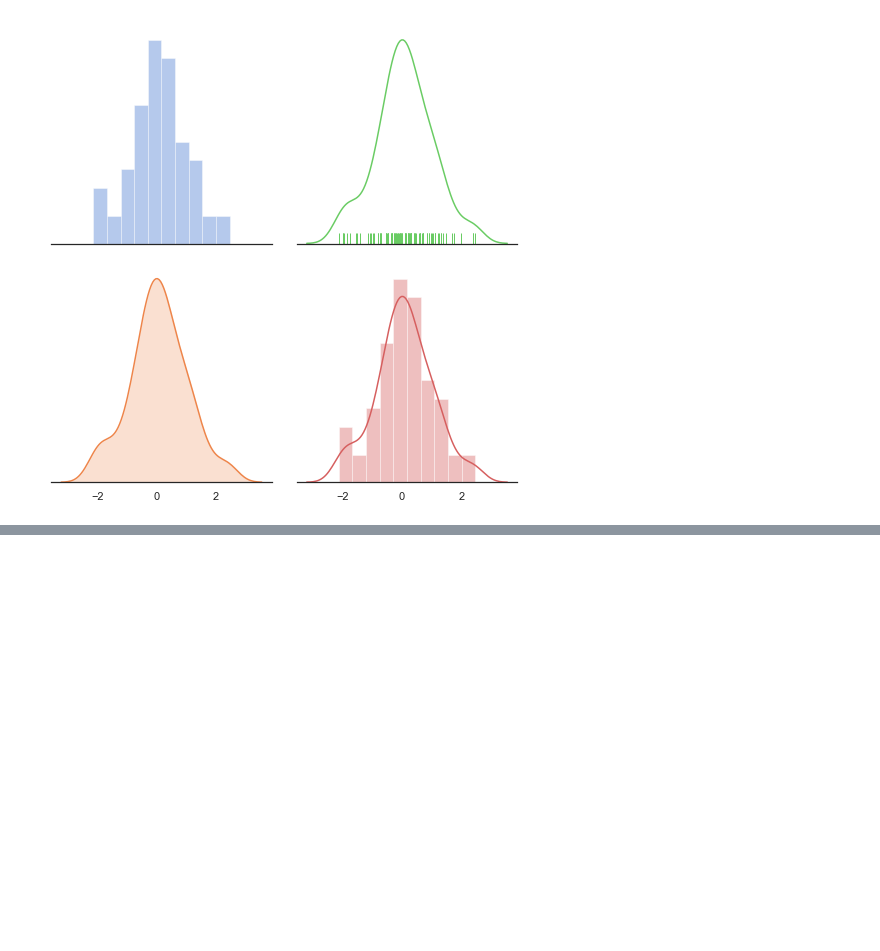
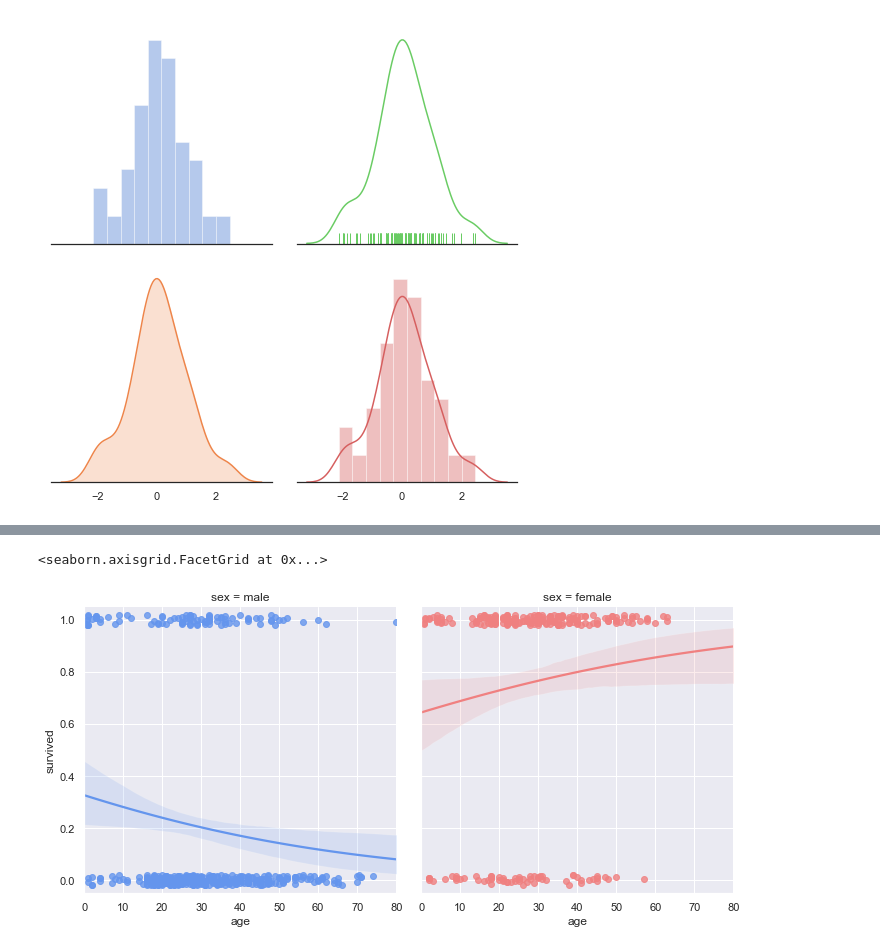
Before and after one commit to ljsauer/LaunchCode, a Jupyter notebook: Week 6/InClass_Part2_W6.ipynb, the cells around one changed output, grey strips where cells are left out. Saved outputs shown, nothing was run; the diff lists cells and outputs as text; code cells hidden in the pictures; blank space fills up the shorter version.

```diff
--- a/Week 6/InClass_Part2_W6.ipynb
+++ b/Week 6/InClass_Part2_W6.ipynb
@@ -78,0 +92,14 @@ plt.tight_layout()
+# %%
+# faceted logistic regression
+
+sns.set(style='darkgrid')
+df = sns.load_dataset('titanic')
+
+pal = dict(male='#6495ED', female='#F08080')
+g = sns.lmplot('age', 'survived', col='sex', hue='sex', data=df,
+              palette=pal, y_jitter=0.02, logistic=True)
+
+g.set(xlim=(0, 80), ylim=(-0.05, 1.05))
+# %% [output]
+<seaborn.axisgrid.FacetGrid at 0x...>
+[figure, added]
```
Also changed, not shown: parts of 4 cells of this notebook.
